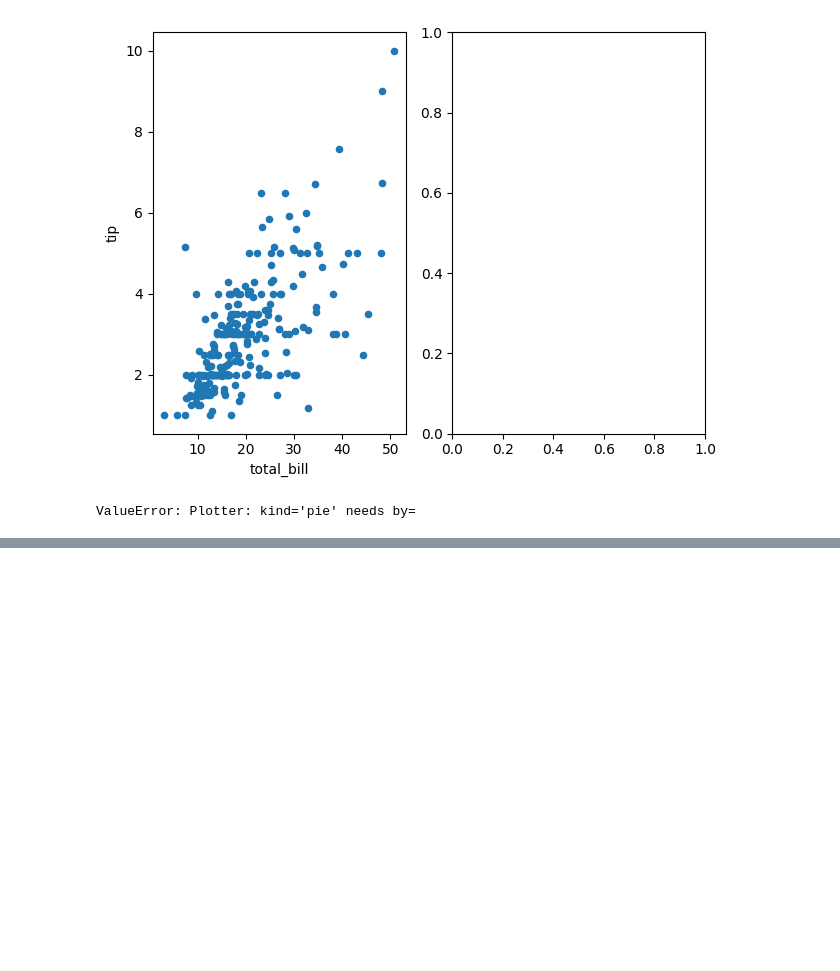
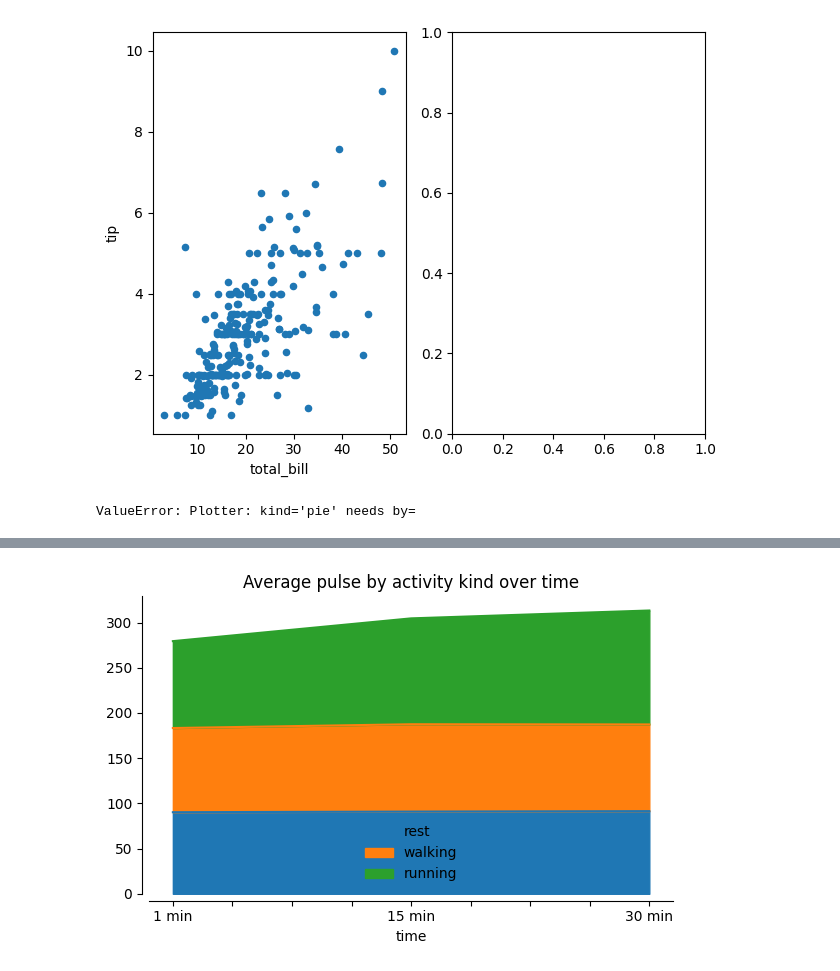
Before and after one commit to maddytae/pytae, a Jupyter notebook: notebooks/plotter.ipynb, the cells around one changed output, grey strips where cells are left out. Saved outputs shown, nothing was run; the diff lists cells and outputs as text; code cells hidden in the pictures; blank space fills up the shorter version.

```diff
--- a/notebooks/plotter.ipynb
+++ b/notebooks/plotter.ipynb
@@ -208,0 +251,12 @@ ValueError: Plotter: kind='pie' needs by=
+# %%
+exercise = pt.sample_data['exercise']
+
+k = pt.Plotter(figsize=(6, 4))
+(k
+ .data(exercise)
+ .plot(kind='area', x='time', y='pulse', by='kind', aggfunc='mean', title='Average pulse by activity kind over time')
+ .finalize()
+)
+k.fig
+# %% [output]
+[figure, added]
```
Also changed, not shown: parts of 43 cells of this notebook.
